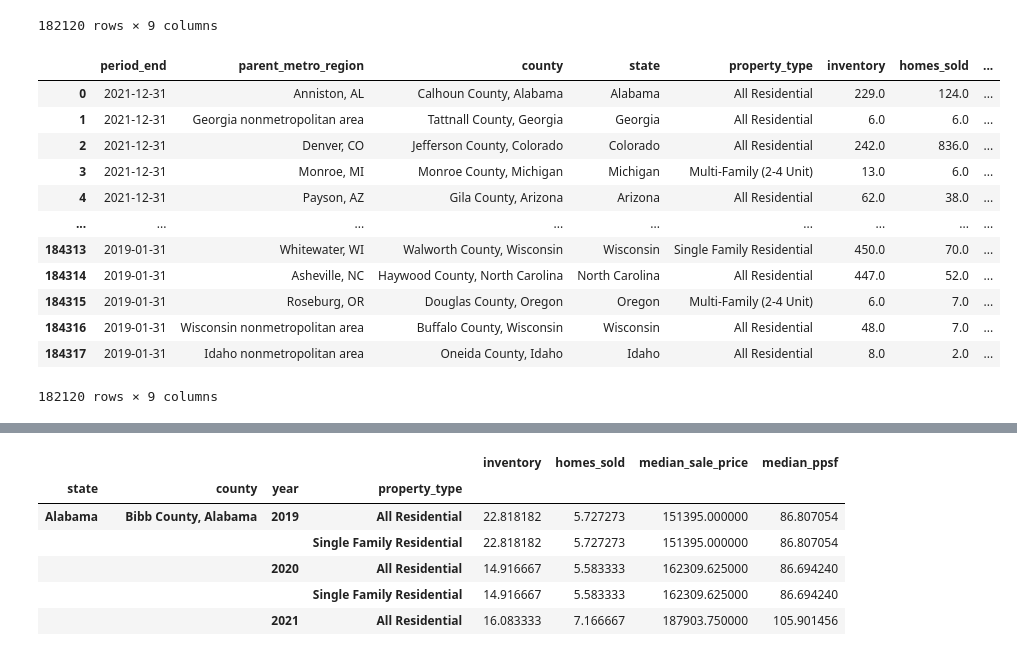
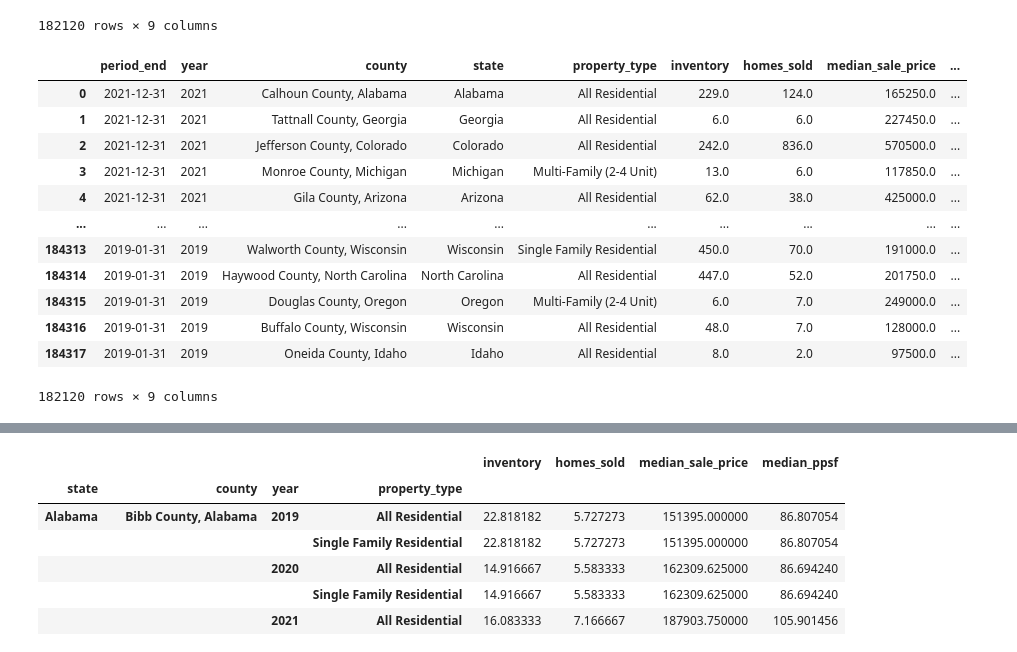
Before and after one commit to mbruns13/redfin_housing_data, a Jupyter notebook: Code/housing_data.ipynb, the cells around one changed output, grey strips where cells are left out. Drawn from its saved outputs; the diff is of its cells as text; code cells hidden in the pictures.

```diff
--- a/Code/housing_data.ipynb
+++ b/Code/housing_data.ipynb
@@ -247,21 +247,21 @@ clean_county_df
 # %%
 clean_county_df["county"] = clean_county_df["region"].str[:-2]
 clean_county_df["county"] = clean_county_df["county"] + clean_county_df["state"]
-clean_county_df["county"]
+clean_county_df["year"] = pd.DatetimeIndex(clean_county_df["period_end"]).year
 
-clean_county_df = clean_county_df[["period_end","parent_metro_region","county","state","property_type","inventory","homes_sold","median_sale_price","median_ppsf"]]
+clean_county_df = clean_county_df[["period_end","year","county","state","property_type","inventory","homes_sold","median_sale_price","median_ppsf"]]
 clean_county_df
 # %% [output]
-|  | period_end | parent_metro_region | county | state | property_type | inventory | homes_sold | ... |
-| 0 | 2021-12-31 | Anniston, AL | Calhoun County, Alabama | Alabama | All Residential | 229.0 | 124.0 | ... |
-| 1 | 2021-12-31 | Georgia nonmetropolitan area | Tattnall County, Georgia | Georgia | All Residential | 6.0 | 6.0 | ... |
-| 2 | 2021-12-31 | Denver, CO | Jefferson County, Colorado | Colorado | All Residential | 242.0 | 836.0 | ... |
-| 3 | 2021-12-31 | Monroe, MI | Monroe County, Michigan | Michigan | Multi-Family (2-4 Unit) | 13.0 | 6.0 | ... |
-| 4 | 2021-12-31 | Payson, AZ | Gila County, Arizona | Arizona | All Residential | 62.0 | 38.0 | ... |
-| ... | ... | ... | ... | ... | ... | ... | ... | ... |
-| 184313 | 2019-01-31 | Whitewater, WI | Walworth County, Wisconsin | Wisconsin | Single Family Residential | 450.0 | 70.0 | ... |
-| 184314 | 2019-01-31 | Asheville, NC | Haywood County, North Carolina | North Carolina | All Residential | 447.0 | 52.0 | ... |
-| 184315 | 2019-01-31 | Roseburg, OR | Douglas County, Oregon | Oregon | Multi-Family (2-4 Unit) | 6.0 | 7.0 | ... |
-| 184316 | 2019-01-31 | Wisconsin nonmetropolitan area | Buffalo County, Wisconsin | Wisconsin | All Residential | 48.0 | 7.0 | ... |
-| 184317 | 2019-01-31 | Idaho nonmetropolitan area | Oneida County, Idaho | Idaho | All Residential | 8.0 | 2.0 | ... |
+|  | period_end | year | county | state | property_type | inventory | homes_sold | median_sale_price | ... |
+| 0 | 2021-12-31 | 2021 | Calhoun County, Alabama | Alabama | All Residential | 229.0 | 124.0 | 165250.0 | ... |
+| 1 | 2021-12-31 | 2021 | Tattnall County, Georgia | Georgia | All Residential | 6.0 | 6.0 | 227450.0 | ... |
+| 2 | 2021-12-31 | 2021 | Jefferson County, Colorado | Colorado | All Residential | 242.0 | 836.0 | 570500.0 | ... |
+| 3 | 2021-12-31 | 2021 | Monroe County, Michigan | Michigan | Multi-Family (2-4 Unit) | 13.0 | 6.0 | 117850.0 | ... |
+| 4 | 2021-12-31 | 2021 | Gila County, Arizona | Arizona | All Residential | 62.0 | 38.0 | 425000.0 | ... |
+| ... | ... | ... | ... | ... | ... | ... | ... | ... | ... |
+| 184313 | 2019-01-31 | 2019 | Walworth County, Wisconsin | Wisconsin | Single Family Residential | 450.0 | 70.0 | 191000.0 | ... |
+| 184314 | 2019-01-31 | 2019 | Haywood County, North Carolina | North Carolina | All Residential | 447.0 | 52.0 | 201750.0 | ... |
+| 184315 | 2019-01-31 | 2019 | Douglas County, Oregon | Oregon | Multi-Family (2-4 Unit) | 6.0 | 7.0 | 249000.0 | ... |
+| 184316 | 2019-01-31 | 2019 | Buffalo County, Wisconsin | Wisconsin | All Residential | 48.0 | 7.0 | 128000.0 | ... |
+| 184317 | 2019-01-31 | 2019 | Oneida County, Idaho | Idaho | All Residential | 8.0 | 2.0 | 97500.0 | ... |
 182120 rows × 9 columns
```
Also changed, not shown: parts of 13 cells of this notebook, 1 other file.
